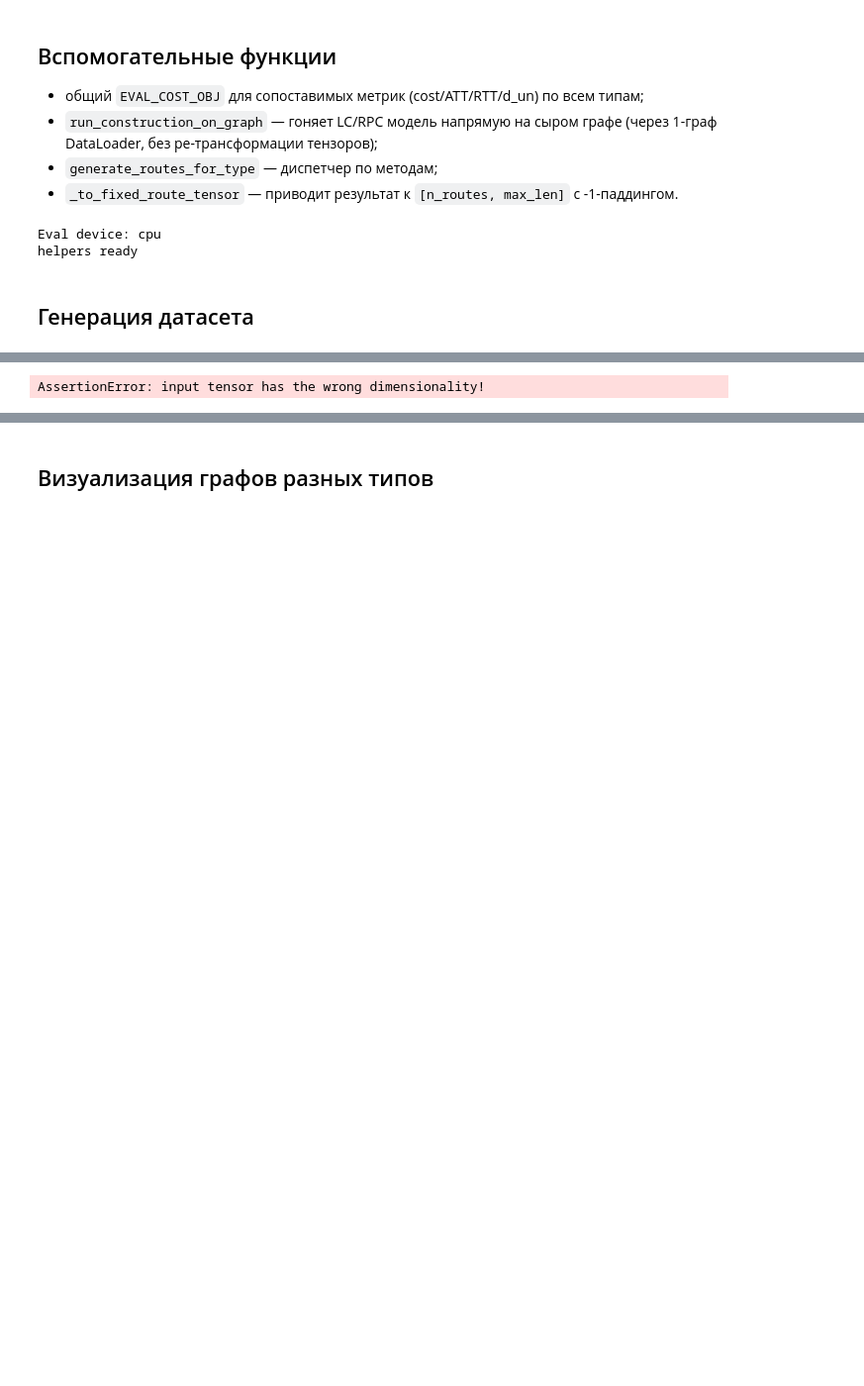
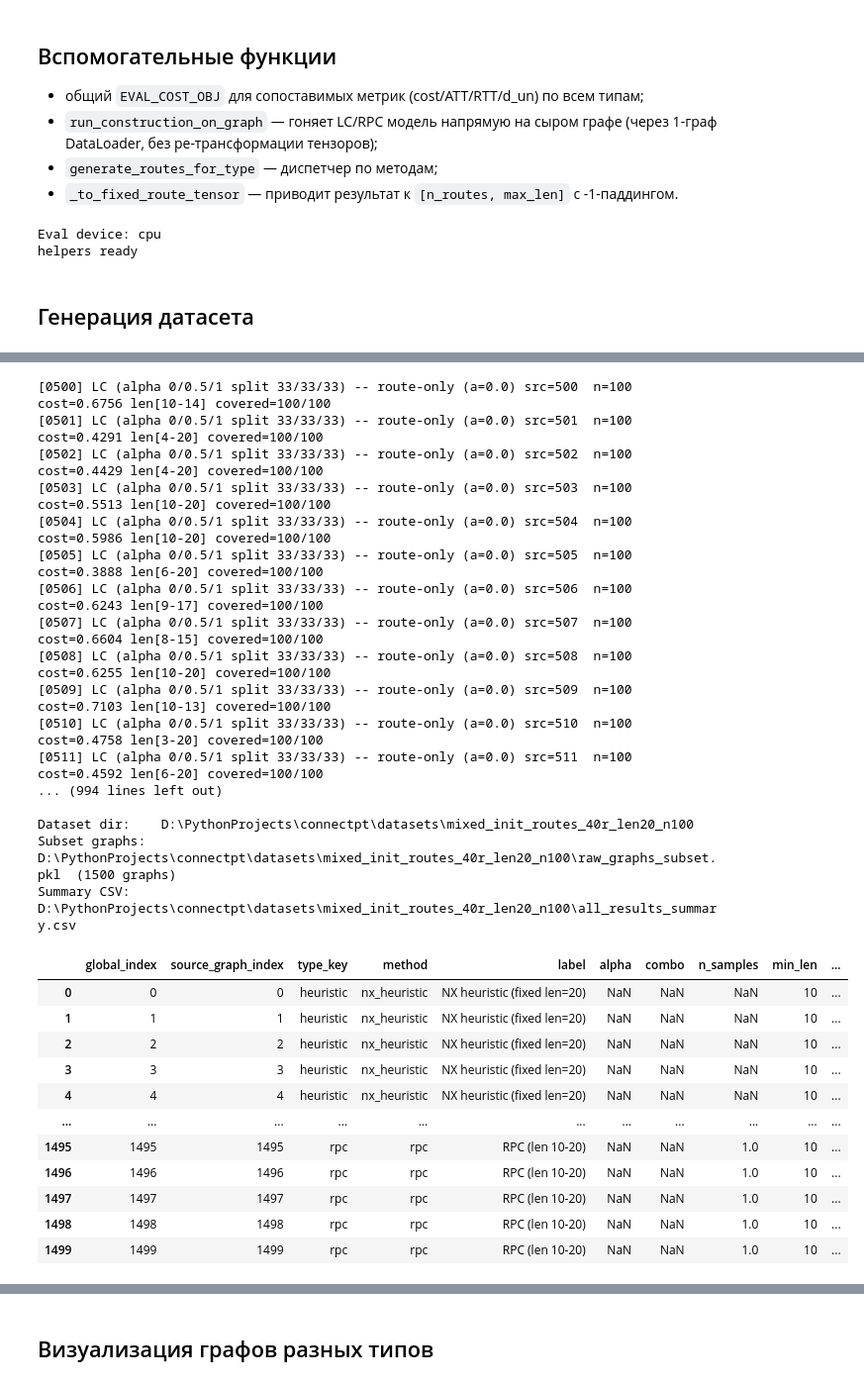
Before and after one commit to alexandermorozzov/connectpt, a Jupyter notebook: examples/route_generator/mixed_init_dataset_generation.ipynb, the cells around one changed output, grey strips where cells are left out. Shown at 99% size. Cells and saved outputs as stored; diff of their text form; code cells hidden in the pictures; blank space fills up the shorter version.

```diff
--- a/examples/route_generator/mixed_init_dataset_generation.ipynb
+++ b/examples/route_generator/mixed_init_dataset_generation.ipynb
@@ -246,10 +306,28 @@ helpers ready
 # %% [markdown]
 ## Генерация датасета
 # %%
-raw_graphs = pd.read_pickle(RAW_GRAPHS_PATH)
-print(f"Loaded {len(raw_graphs)} raw graphs from {RAW_GRAPHS_PATH}\n")
+_n_needed = N_PER_TYPE * len(GENERATION_TYPES)
+raw_graphs = load_or_generate_raw_graphs(_n_needed)
+print()
 
 NEW_DATASET_DIR.mkdir(parents=True, exist_ok=True)
+
+
+def _lc_alpha_assignment(n_lc):
+    """Split n_lc graphs into 3 ~equal (33/33/34) contiguous blocks, one per
+    LC_WEIGHT_COMBOS entry. Returns a list of combo dicts of length n_lc.
+
+    Это и есть деление LC-типа: alpha 0 / 0.5 / 1 делят графы LC по ~33% каждый,
+    оставаясь ОДНИМ типом 'lc'."""
+    assignment = [None] * n_lc
+    for combo, block in zip(LC_WEIGHT_COMBOS, np.array_split(np.arange(n_lc), 3)):
+        for idx in block.tolist():
+            assignment[idx] = combo
+    return assignment
+
+
+# Предварительно строим alpha-разбиение для LC-типа (блоки по ~33%).
+LC_ALPHA_ASSIGNMENT = _lc_alpha_assignment(N_PER_TYPE)
 
 records = []
 subset_graphs = []
@@ -258,13 +336,22 @@ global_idx = 0
 source_idx = 0
 
 for tcfg in GENERATION_TYPES:
-    for _ in range(N_PER_TYPE):
+    for type_local_idx in range(N_PER_TYPE):
         if source_idx >= len(raw_graphs):
             raise RuntimeError("Ran out of raw graphs for the requested counts")
         graph = raw_graphs[source_idx]
         seed = DATASET_SEED + global_idx
 
-        routes = generate_routes_for_type(tcfg, graph, seed)
+        # LC -- ОДИН тип; alpha 0/0.5/1 делят его графы блоками по ~33%.
+        if tcfg["method"] == "lc":
+            combo = LC_ALPHA_ASSIGNMENT[type_local_idx]
+            alpha = combo["alpha"]
+            combo_tag = combo["tag"]
+            label = f"{tcfg['label']} -- {combo_tag} (a={alpha})"
+        else:
+            alpha, combo_tag, label = None, None, tcfg["label"]
+
+        routes = generate_routes_for_type(tcfg, graph, seed, alpha=alpha)
         metrics = evaluate_route_set(graph, routes)
 
         graph_dir = NEW_DATASET_DIR / f"graph_{global_idx:04d}"
@@ -279,8 +366,9 @@ for tcfg in GENERATION_TYPES:
             "source_graph_index": source_idx,
             "type_key": tcfg["key"],
             "method": tcfg["method"],
-            "label": tcfg["label"],
-            "alpha": tcfg["alpha"],
+            "label": label,
+            "alpha": alpha,
+            "combo": combo_tag,
             "n_samples": tcfg["n_samples"],
             "min_len": tcfg["min_len"],
             "max_len": tcfg["max_len"],
@@ -303,8 +391,8 @@ for tcfg in GENERATION_TYPES:
         records.append(rec)
         subset_graphs.append(graph)
         GENERATED_ROUTES[global_idx] = routes
-        print(f"[{global_idx:04d}] {tcfg['label']:32s} "
-              f"src={source_idx:<4d} cost={rec['cost']:.4f} "
+        print(f"[{global_idx:04d}] {label:42s} "
+              f"src={source_idx:<4d} n={rec['n_nodes']} cost={rec['cost']:.4f} "
               f"len[{rec['route_len_min']}-{rec['route_len_max']}] "
               f"covered={covered}/{rec['n_nodes']}")
         global_idx += 1
@@ -318,6 +406,12 @@ with subset_path.open("wb") as fh:
 summary_df = pd.DataFrame(records)
 summary_df.to_csv(NEW_DATASET_DIR / "all_results_summary.csv", index=False)
 
+# Контроль: распределение alpha внутри LC-типа (должно быть ~33/33/34).
+_lc = summary_df[summary_df["method"] == "lc"]
+if len(_lc):
+    print("\nLC alpha split (один тип, ~33% каждый):")
+    print(_lc["alpha"].value_counts().sort_index().to_string())
+
 print(f"\nDataset dir:    {NEW_DATASET_DIR}")
 print(f"Subset graphs:  {subset_path}  ({len(subset_graphs)} graphs)")
 print(f"Summary CSV:    {NEW_DATASET_DIR / 'all_results_summary.csv'}")
@@ -329 +437,29 @@ Loaded 1000 raw graphs from D:\PythonProjects\connectpt\datasets\raw_graphs_1000
-AssertionError: input tensor has the wrong dimensionality!
+[0500] LC (alpha 0/0.5/1 split 33/33/33) -- route-only (a=0.0) src=500  n=100 cost=0.6756 len[10-14] covered=100/100
+[0501] LC (alpha 0/0.5/1 split 33/33/33) -- route-only (a=0.0) src=501  n=100 cost=0.4291 len[4-20] covered=100/100
+[0502] LC (alpha 0/0.5/1 split 33/33/33) -- route-only (a=0.0) src=502  n=100 cost=0.4429 len[4-20] covered=100/100
+[0503] LC (alpha 0/0.5/1 split 33/33/33) -- route-only (a=0.0) src=503  n=100 cost=0.5513 len[10-20] covered=100/100
+[0504] LC (alpha 0/0.5/1 split 33/33/33) -- route-only (a=0.0) src=504  n=100 cost=0.5986 len[10-20] covered=100/100
+[0505] LC (alpha 0/0.5/1 split 33/33/33) -- route-only (a=0.0) src=505  n=100 cost=0.3888 len[6-20] covered=100/100
+[0506] LC (alpha 0/0.5/1 split 33/33/33) -- route-only (a=0.0) src=506  n=100 cost=0.6243 len[9-17] covered=100/100
+[0507] LC (alpha 0/0.5/1 split 33/33/33) -- route-only (a=0.0) src=507  n=100 cost=0.6604 len[8-15] covered=100/100
+[0508] LC (alpha 0/0.5/1 split 33/33/33) -- route-only (a=0.0) src=508  n=100 cost=0.6255 len[10-20] covered=100/100
+[0509] LC (alpha 0/0.5/1 split 33/33/33) -- route-only (a=0.0) src=509  n=100 cost=0.7103 len[10-13] covered=100/100
+[0510] LC (alpha 0/0.5/1 split 33/33/33) -- route-only (a=0.0) src=510  n=100 cost=0.4758 len[3-20] covered=100/100
+[0511] LC (alpha 0/0.5/1 split 33/33/33) -- route-only (a=0.0) src=511  n=100 cost=0.4592 len[6-20] covered=100/100
+... (994 lines left out)
+
+Dataset dir:    D:\PythonProjects\connectpt\datasets\mixed_init_routes_40r_len20_n100
+Subset graphs:  D:\PythonProjects\connectpt\datasets\mixed_init_routes_40r_len20_n100\raw_graphs_subset.pkl  (1500 graphs)
+Summary CSV:    D:\PythonProjects\connectpt\datasets\mixed_init_routes_40r_len20_n100\all_results_summary.csv
+|  | global_index | source_graph_index | type_key | method | label | alpha | combo | n_samples | min_len | ... |
+| 0 | 0 | 0 | heuristic | nx_heuristic | NX heuristic (fixed len=20) | NaN | NaN | NaN | 10 | ... |
+| 1 | 1 | 1 | heuristic | nx_heuristic | NX heuristic (fixed len=20) | NaN | NaN | NaN | 10 | ... |
+| 2 | 2 | 2 | heuristic | nx_heuristic | NX heuristic (fixed len=20) | NaN | NaN | NaN | 10 | ... |
+| 3 | 3 | 3 | heuristic | nx_heuristic | NX heuristic (fixed len=20) | NaN | NaN | NaN | 10 | ... |
+| 4 | 4 | 4 | heuristic | nx_heuristic | NX heuristic (fixed len=20) | NaN | NaN | NaN | 10 | ... |
+| ... | ... | ... | ... | ... | ... | ... | ... | ... | ... | ... |
+| 1495 | 1495 | 1495 | rpc | rpc | RPC (len 10-20) | NaN | NaN | 1.0 | 10 | ... |
+| 1496 | 1496 | 1496 | rpc | rpc | RPC (len 10-20) | NaN | NaN | 1.0 | 10 | ... |
+| 1497 | 1497 | 1497 | rpc | rpc | RPC (len 10-20) | NaN | NaN | 1.0 | 10 | ... |
+| 1498 | 1498 | 1498 | rpc | rpc | RPC (len 10-20) | NaN | NaN | 1.0 | 10 | ... |
+| 1499 | 1499 | 1499 | rpc | rpc | RPC (len 10-20) | NaN | NaN | 1.0 | 10 | ... |
```
Also changed, not shown: parts of 7 cells of this notebook, 6 other files.
